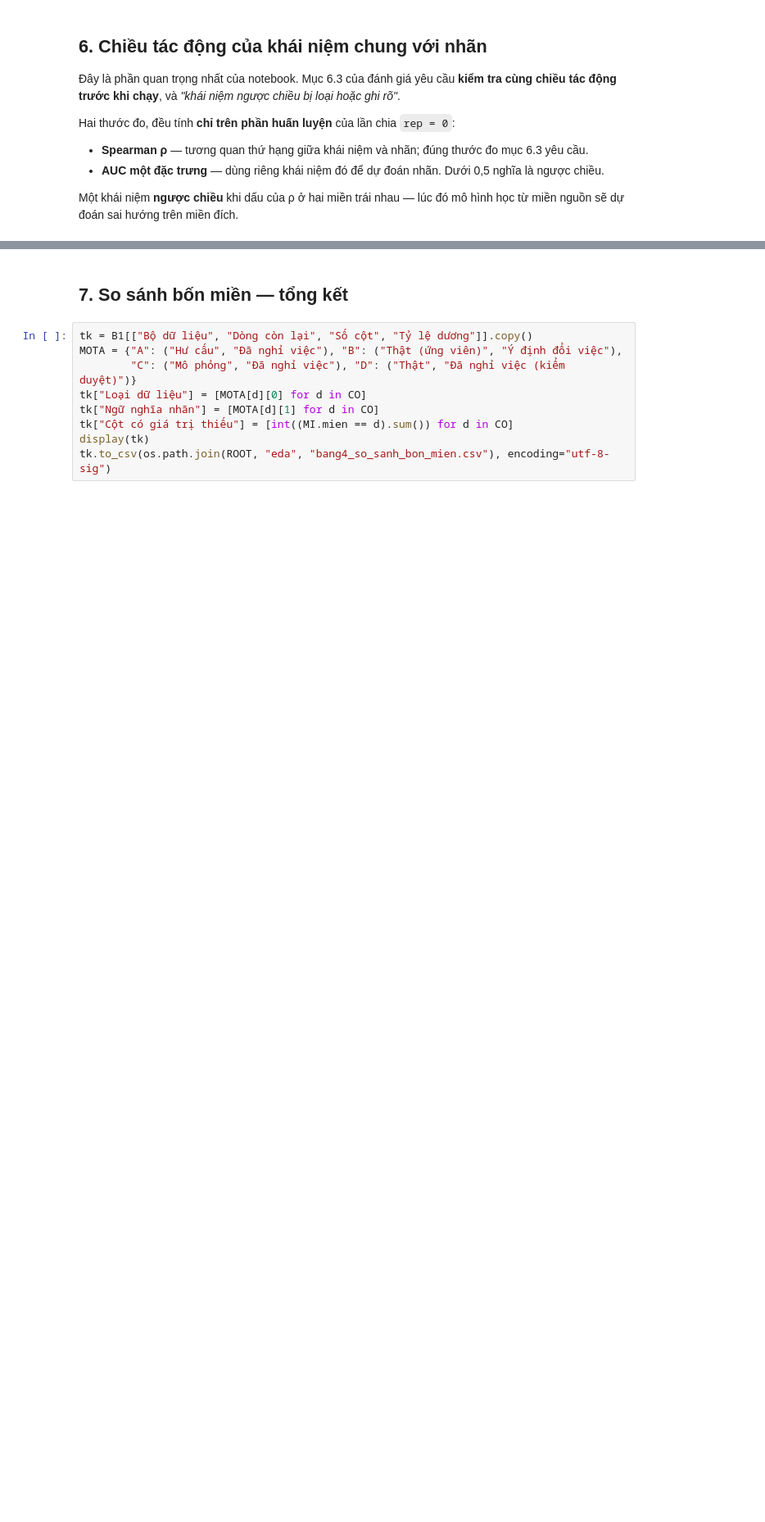
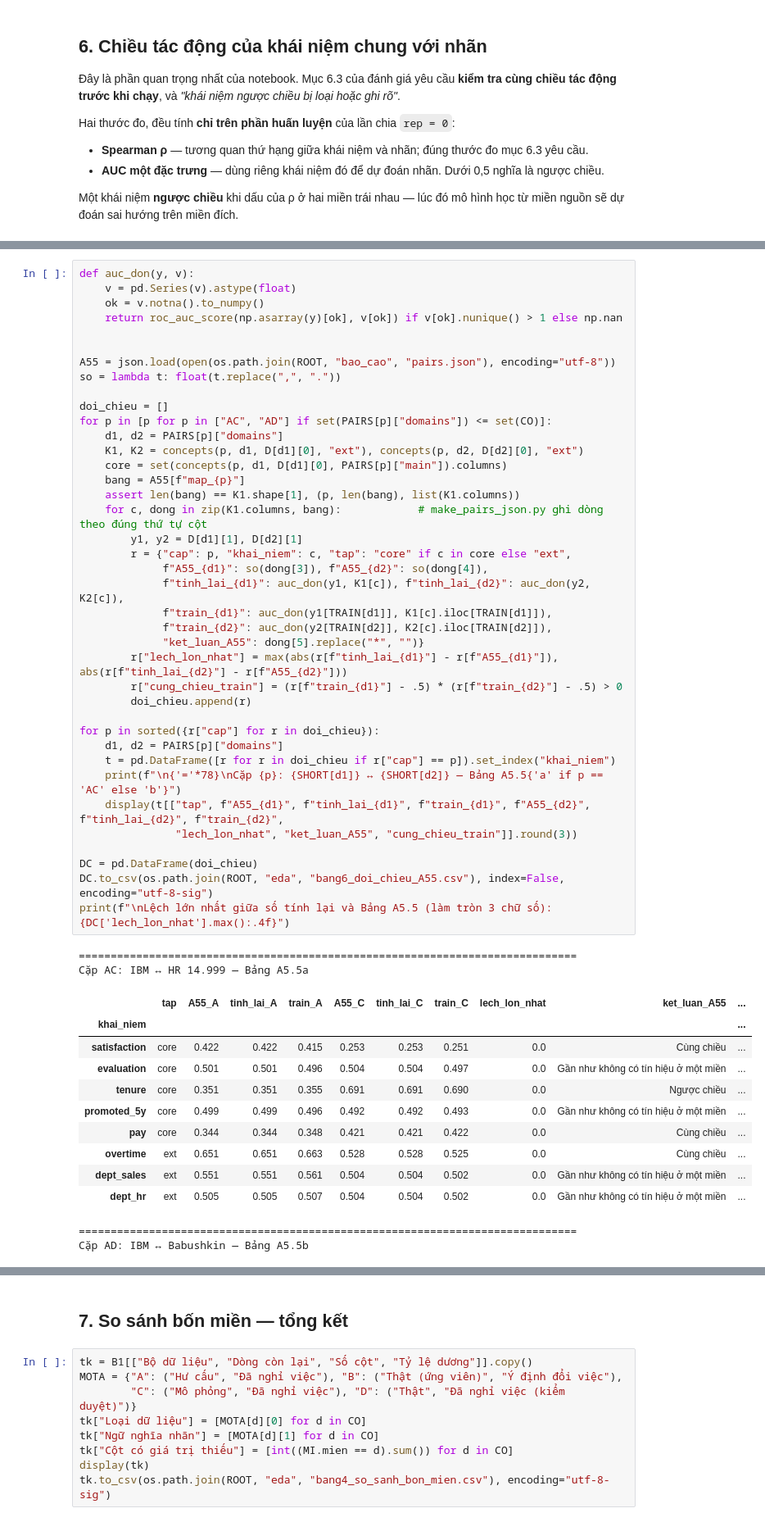
Before and after one commit to datachain-uit/CN-24540017-MinhTN-ThienPX, a Jupyter notebook: eda/eda_bon_mien.ipynb, the cells around one changed output, grey strips where cells are left out. Shown at 82% size. Saved outputs shown, nothing was run; the diff lists cells and outputs as text; blank space fills up the shorter version.

```diff
--- a/eda/eda_bon_mien.ipynb
+++ b/eda/eda_bon_mien.ipynb
@@ -423,0 +560,54 @@ Con số này khớp đúng ghi chú trong `pairs.py` (*"bỏ thâm niên vì ch
+# %%
+def auc_don(y, v):
+    v = pd.Series(v).astype(float)
+    ok = v.notna().to_numpy()
+    return roc_auc_score(np.asarray(y)[ok], v[ok]) if v[ok].nunique() > 1 else np.nan
+
+
+A55 = json.load(open(os.path.join(ROOT, "bao_cao", "pairs.json"), encoding="utf-8"))
+so = lambda t: float(t.replace(",", "."))
+
+doi_chieu = []
+for p in [p for p in ["AC", "AD"] if set(PAIRS[p]["domains"]) <= set(CO)]:
+    d1, d2 = PAIRS[p]["domains"]
+    K1, K2 = concepts(p, d1, D[d1][0], "ext"), concepts(p, d2, D[d2][0], "ext")
+    core = set(concepts(p, d1, D[d1][0], PAIRS[p]["main"]).columns)
+    bang = A55[f"map_{p}"]
+    assert len(bang) == K1.shape[1], (p, len(bang), list(K1.columns))
+    for c, dong in zip(K1.columns, bang):            # make_pairs_json.py ghi dòng theo đúng thứ tự cột
+        y1, y2 = D[d1][1], D[d2][1]
+        r = {"cap": p, "khai_niem": c, "tap": "core" if c in core else "ext",
+             f"A55_{d1}": so(dong[3]), f"A55_{d2}": so(dong[4]),
+             f"tinh_lai_{d1}": auc_don(y1, K1[c]), f"tinh_lai_{d2}": auc_don(y2, K2[c]),
+             f"train_{d1}": auc_don(y1[TRAIN[d1]], K1[c].iloc[TRAIN[d1]]),
+             f"train_{d2}": auc_don(y2[TRAIN[d2]], K2[c].iloc[TRAIN[d2]]),
+             "ket_luan_A55": dong[5].replace("*", "")}
+        r["lech_lon_nhat"] = max(abs(r[f"tinh_lai_{d1}"] - r[f"A55_{d1}"]), abs(r[f"tinh_lai_{d2}"] - r[f"A55_{d2}"]))
+        r["cung_chieu_train"] = (r[f"train_{d1}"] - .5) * (r[f"train_{d2}"] - .5) > 0
+        doi_chieu.append(r)
+
+for p in sorted({r["cap"] for r in doi_chieu}):
+    d1, d2 = PAIRS[p]["domains"]
+    t = pd.DataFrame([r for r in doi_chieu if r["cap"] == p]).set_index("khai_niem")
+    print(f"\n{'='*78}\nCặp {p}: {SHORT[d1]} ↔ {SHORT[d2]} — Bảng A5.5{'a' if p == 'AC' else 'b'}")
+    display(t[["tap", f"A55_{d1}", f"tinh_lai_{d1}", f"train_{d1}", f"A55_{d2}", f"tinh_lai_{d2}", f"train_{d2}",
+               "lech_lon_nhat", "ket_luan_A55", "cung_chieu_train"]].round(3))
+
+DC = pd.DataFrame(doi_chieu)
+DC.to_csv(os.path.join(ROOT, "eda", "bang6_doi_chieu_A55.csv"), index=False, encoding="utf-8-sig")
+print(f"\nLệch lớn nhất giữa số tính lại và Bảng A5.5 (làm tròn 3 chữ số): {DC['lech_lon_nhat'].max():.4f}")
+# %% [output]
+==============================================================================
+Cặp AC: IBM ↔ HR 14.999 — Bảng A5.5a
+|  | tap | A55_A | tinh_lai_A | train_A | A55_C | tinh_lai_C | train_C | lech_lon_nhat | ket_luan_A55 | ... |
+| khai_niem |  |  |  |  |  |  |  |  |  | ... |
+| satisfaction | core | 0.422 | 0.422 | 0.415 | 0.253 | 0.253 | 0.251 | 0.0 | Cùng chiều | ... |
+| evaluation | core | 0.501 | 0.501 | 0.496 | 0.504 | 0.504 | 0.497 | 0.0 | Gần như không có tín hiệu ở một miền | ... |
+| tenure | core | 0.351 | 0.351 | 0.355 | 0.691 | 0.691 | 0.690 | 0.0 | Ngược chiều | ... |
+| promoted_5y | core | 0.499 | 0.499 | 0.496 | 0.492 | 0.492 | 0.493 | 0.0 | Gần như không có tín hiệu ở một miền | ... |
+| pay | core | 0.344 | 0.344 | 0.348 | 0.421 | 0.421 | 0.422 | 0.0 | Cùng chiều | ... |
+| overtime | ext | 0.651 | 0.651 | 0.663 | 0.528 | 0.528 | 0.525 | 0.0 | Cùng chiều | ... |
+| dept_sales | ext | 0.551 | 0.551 | 0.561 | 0.504 | 0.504 | 0.502 | 0.0 | Gần như không có tín hiệu ở một miền | ... |
+| dept_hr | ext | 0.505 | 0.505 | 0.507 | 0.504 | 0.504 | 0.502 | 0.0 | Gần như không có tín hiệu ở một miền | ... |
+==============================================================================
+Cặp AD: IBM ↔ Babushkin — Bảng A5.5b
```
Also changed, not shown: parts of 23 cells of this notebook, 15 other files.
